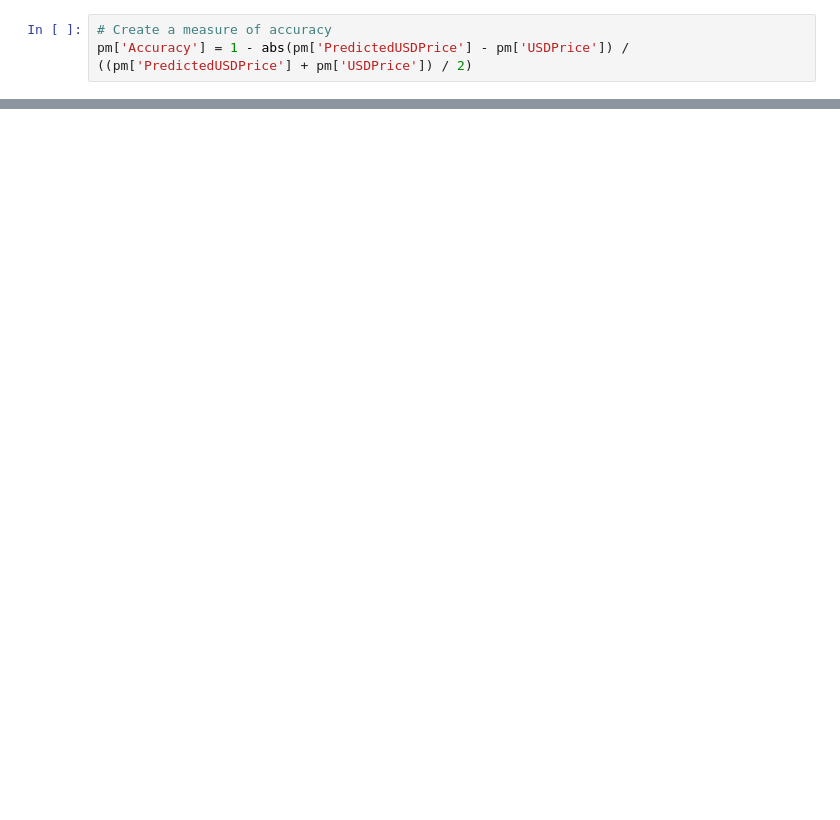
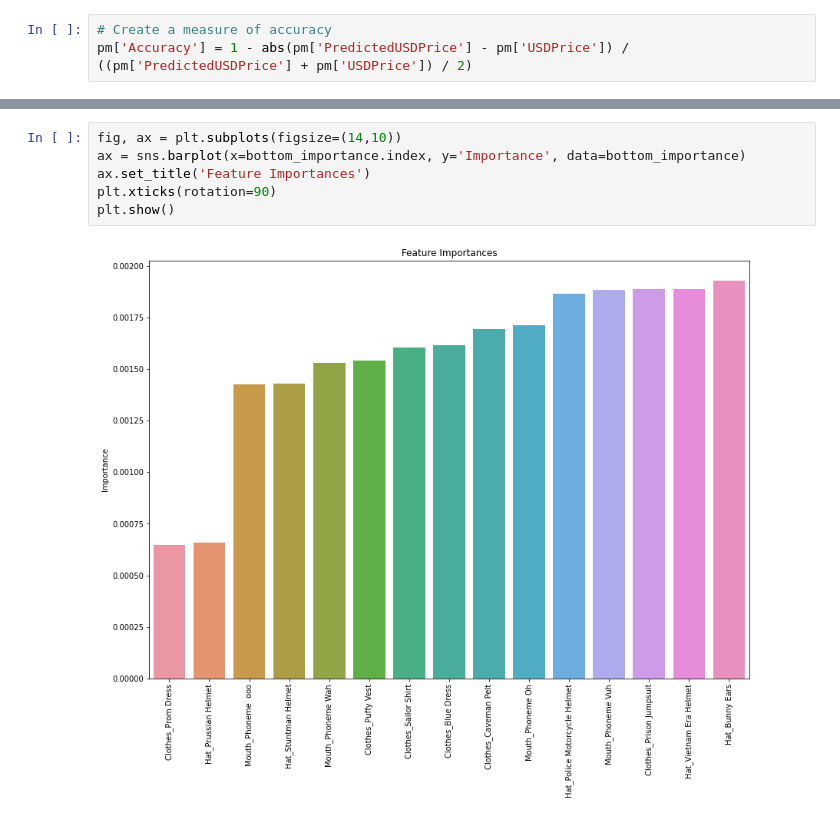
Before and after one commit to derekwayne/bayc-prediction, a Jupyter notebook: nft_notebook.ipynb, the cells around one changed output, grey strips where cells are left out. Cells and saved outputs as stored; diff of their text form; blank space fills up the shorter version.

```diff
--- a/nft_notebook.ipynb
+++ b/nft_notebook.ipynb
@@ -375,0 +432,8 @@ valuate(1150, df, features)
+# %%
+fig, ax = plt.subplots(figsize=(14,10))
+ax = sns.barplot(x=bottom_importance.index, y='Importance', data=bottom_importance)
+ax.set_title('Feature Importances')
+plt.xticks(rotation=90)
+plt.show()
+# %% [output]
+[figure, added]
```
Also changed, not shown: parts of 41 cells of this notebook, 7 other files.
